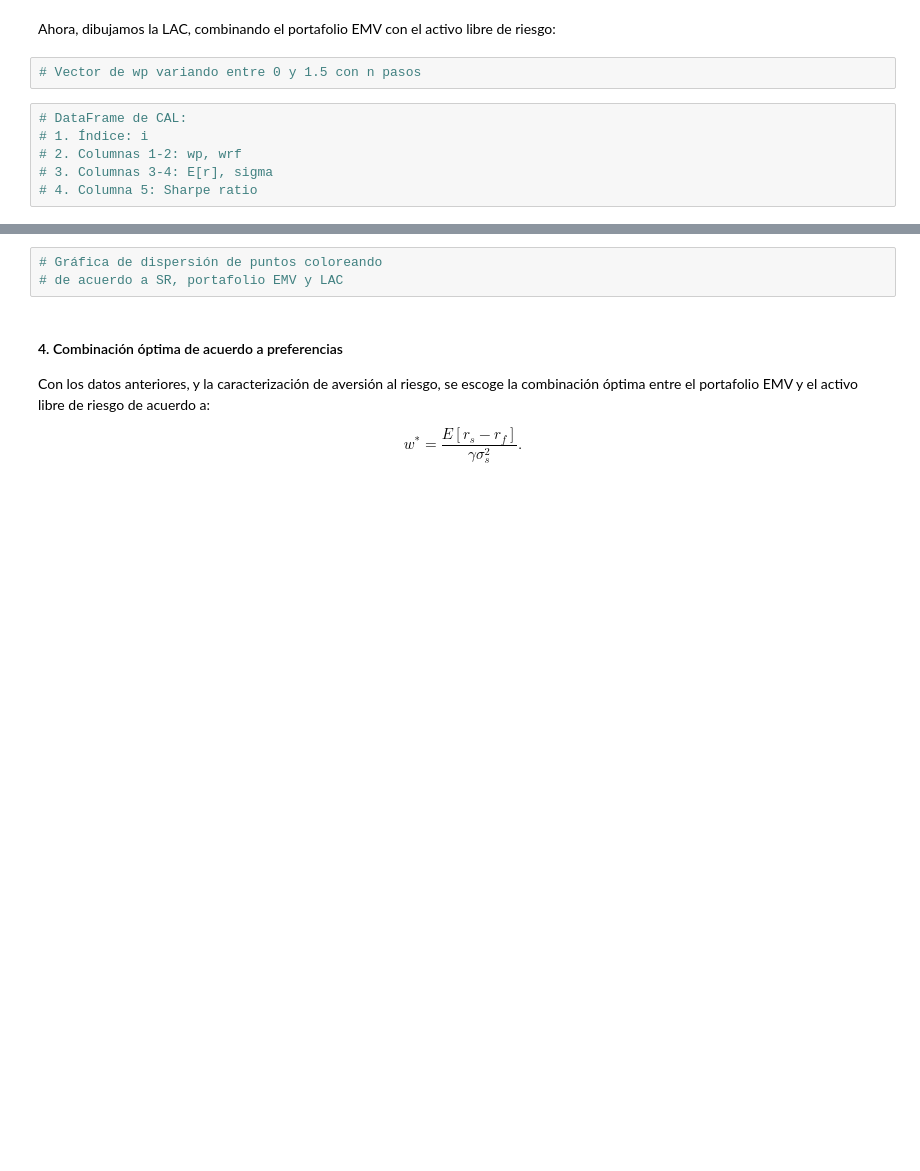
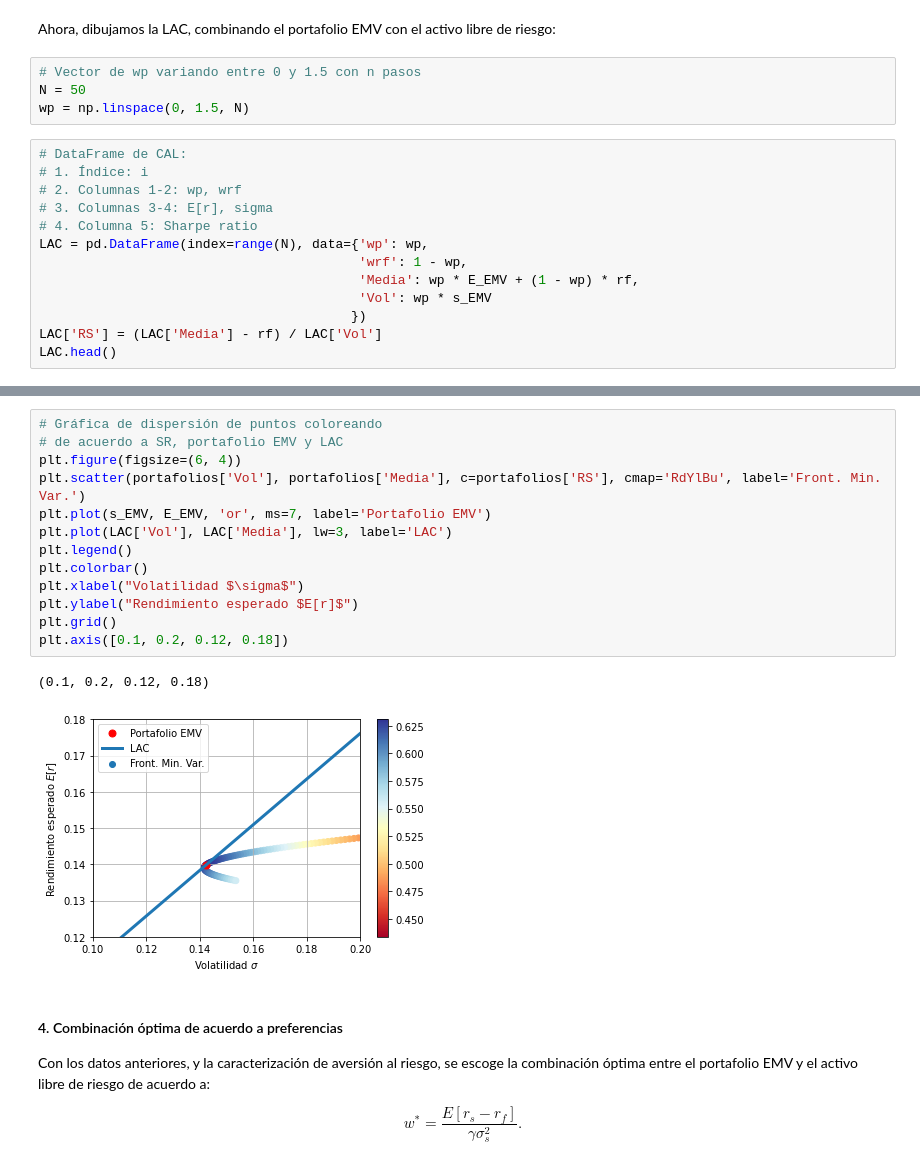
Before and after one commit to jessicambrizg/porinvp2020, a Jupyter notebook: Modulo3/Clase13_SeleccionOptimaPortI.ipynb, the cells around one changed output, grey strips where cells are left out. Cells and saved outputs as stored; diff of their text form; blank space fills up the shorter version.

```diff
--- a/Modulo3/Clase13_SeleccionOptimaPortI.ipynb
+++ b/Modulo3/Clase13_SeleccionOptimaPortI.ipynb
@@ -260,9 +276,18 @@ w1EMV_opt, w2EMV_opt, w1EMV, w2EMV
 Ahora, dibujamos la LAC, combinando el portafolio EMV con el activo libre de riesgo:
 # %%
 # Vector de wp variando entre 0 y 1.5 con n pasos
+N = 50
+wp = np.linspace(0, 1.5, N)
 # %%
 # DataFrame de CAL:
 # 1. Índice: i
 # 2. Columnas 1-2: wp, wrf
 # 3. Columnas 3-4: E[r], sigma
 # 4. Columna 5: Sharpe ratio
+LAC = pd.DataFrame(index=range(N), data={'wp': wp,
+                                         'wrf': 1 - wp,
+                                         'Media': wp * E_EMV + (1 - wp) * rf,
+                                         'Vol': wp * s_EMV
+                                        })
+LAC['RS'] = (LAC['Media'] - rf) / LAC['Vol']
+LAC.head()
@@ -269,6 +301,19 @@ Ahora, dibujamos la LAC, combinando el portafolio EMV con el activo libre de rie
-# %%
-# Gráfica de dispersión de puntos coloreando
-# de acuerdo a SR, portafolio EMV y LAC
+# %%
+# Gráfica de dispersión de puntos coloreando
+# de acuerdo a SR, portafolio EMV y LAC
+plt.figure(figsize=(6, 4))
+plt.scatter(portafolios['Vol'], portafolios['Media'], c=portafolios['RS'], cmap='RdYlBu', label='Front. Min. Var.')
+plt.plot(s_EMV, E_EMV, 'or', ms=7, label='Portafolio EMV')
+plt.plot(LAC['Vol'], LAC['Media'], lw=3, label='LAC')
+plt.legend()
+plt.colorbar()
+plt.xlabel("Volatilidad $\sigma$")
+plt.ylabel("Rendimiento esperado $E[r]$")
+plt.grid()
+plt.axis([0.1, 0.2, 0.12, 0.18])
+# %% [output]
+(0.1, 0.2, 0.12, 0.18)
+[figure, added]
 # %% [markdown]
 #### 4. Combinación óptima de acuerdo a preferencias
 
```
Also changed, not shown: parts of 7 cells of this notebook, 1 other file.
